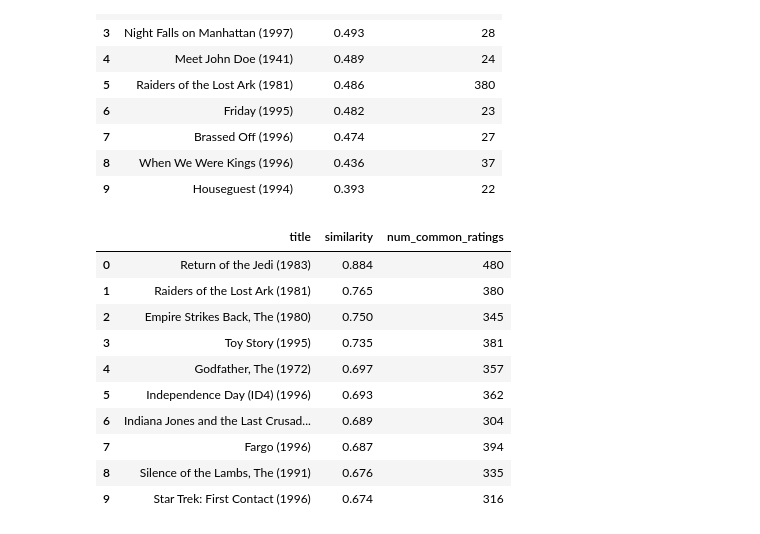
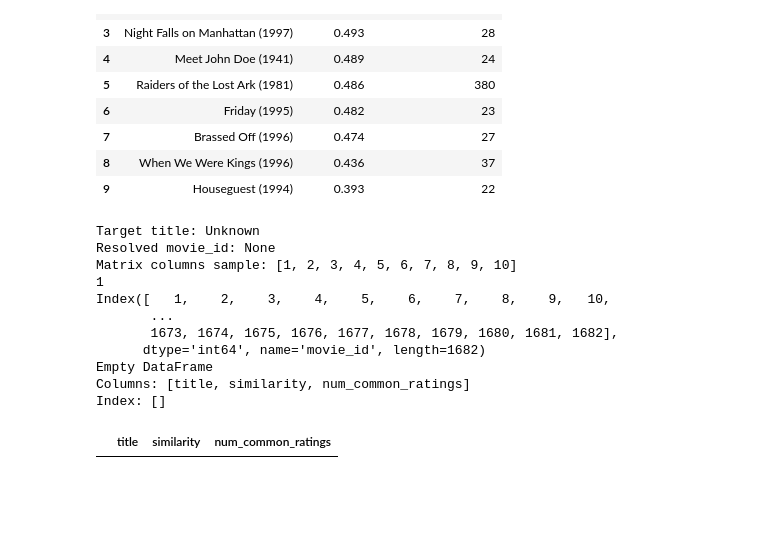
Before and after one commit to brimetz/MovieRecommenderSystem, a Jupyter notebook: notebooks/EDA.ipynb, the cells around one changed output. Drawn from its saved outputs; the diff is of its cells as text; code cells hidden in the pictures; blank space fills up the shorter version.

```diff
--- a/notebooks/EDA.ipynb
+++ b/notebooks/EDA.ipynb
@@ -20,6 +20,14 @@ from data_preprocessing import (
     compute_sparsity,
 )
 
+from sql_utils import (
+    get_movies,
+    get_ratings,
+    get_user_movie_matrix,
+    load_content_based_data_sql,
+    DB_PATH
+)
+
 # Revenir au dossier racine du projet
 project_root = Path().resolve().parent
 data_dir = project_root / "data"
@@ -28,4 +36,8 @@ movie_genres, ratings, user_movie_matrix, movies = load_data(
     movies_path=str(data_dir / "u.item"),
     ratings_path=str(data_dir / "u.data")
     )
+
+movies = get_movies()
+ratings = get_ratings()
+user_movie_matrix = get_user_movie_matrix()
 # %% [output]
@@ -324,25 +346,29 @@ recommandations.style.bar(subset=["correlation"], color='#5fba7d').format({"corr
 # %%
 film_test = "Star Wars (1977)"
 reco_cosine = get_similar_movies_cosine(
     target_title=film_test,
-    user_movie_matrix=filtered_user_movie_matrix,  # version non centrée
-    min_common_ratings=20,
+    user_movie_matrix=user_movie_matrix,
+    movies=movies,
+    min_common_ratings=5,
     top_n=10
 )
 
+print(reco_cosine)
+
 reco_cosine.style.bar(subset=["similarity"], color="#ffa600").format({"similarity": "{:.3f}"})
 # %% [output]
+Target title: Unknown
+Resolved movie_id: None
+Matrix columns sample: [1, 2, 3, 4, 5, 6, 7, 8, 9, 10]
+1
+Index([   1,    2,    3,    4,    5,    6,    7,    8,    9,   10,
+       ...
+       1673, 1674, 1675, 1676, 1677, 1678, 1679, 1680, 1681, 1682],
+      dtype='int64', name='movie_id', length=1682)
+Empty DataFrame
+Columns: [title, similarity, num_common_ratings]
+Index: []
 |  | title | similarity | num_common_ratings |
-| 0 | Return of the Jedi (1983) | 0.884 | 480 |
-| 1 | Raiders of the Lost Ark (1981) | 0.765 | 380 |
-| 2 | Empire Strikes Back, The (1980) | 0.750 | 345 |
-| 3 | Toy Story (1995) | 0.735 | 381 |
-| 4 | Godfather, The (1972) | 0.697 | 357 |
-| 5 | Independence Day (ID4) (1996) | 0.693 | 362 |
-| 6 | Indiana Jones and the Last Crusad... | 0.689 | 304 |
-| 7 | Fargo (1996) | 0.687 | 394 |
-| 8 | Silence of the Lambs, The (1991) | 0.676 | 335 |
-| 9 | Star Trek: First Contact (1996) | 0.674 | 316 |
 # %%
 # Cosine and pearson comparison
 film_test = "Star Wars (1977)"
```
Also changed, not shown: parts of 7 cells of this notebook, 13 other files.
